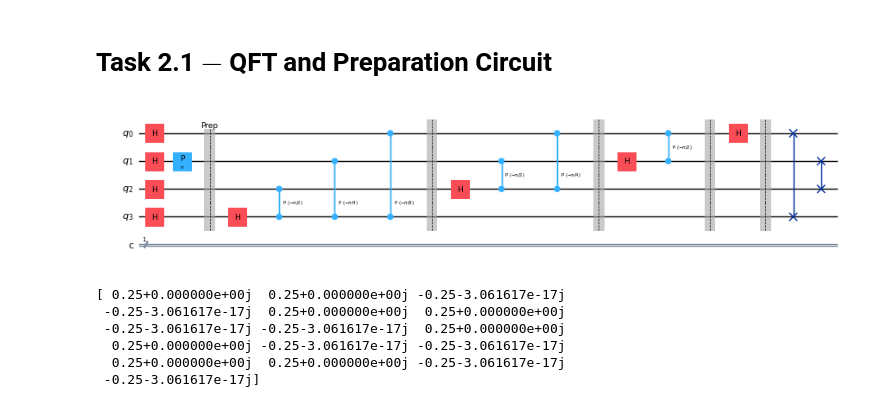
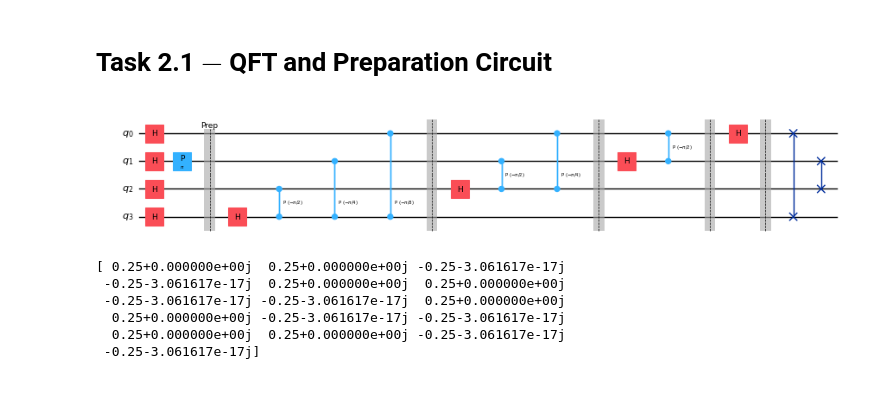
Before and after one commit to ScottMcHaffie/DD2367_Projects, a Jupyter notebook: DD2367_Assignment3.ipynb, the cells around one changed output. Drawn from its saved outputs; the diff is of its cells as text; code cells hidden in the pictures.

```diff
--- a/DD2367_Assignment3.ipynb
+++ b/DD2367_Assignment3.ipynb
@@ -116,40 +249,40 @@ custom_style = {
 # %%
 qc_id = QuantumCircuit(3, name="R")
 
-qc_qft = QuantumCircuit(4, 1, name="QFT")
+qc_qft = QuantumCircuit(4, name="QFT")
 
 # prep signal
 qc_qft.h([0, 1, 2, 3])
 qc_qft.p(np.pi, 1)
 qc_signal = qc_qft.copy()
 qc_qft.barrier([0,1,2,3], label="Prep")
 
 # QFT
 qc_qft.h(3)
 qc_qft.cp(-np.pi/2, 2, 3)
 qc_qft.cp(-np.pi/4, 1, 3)
 qc_qft.cp(-np.pi/8, 0, 3)
 qc_qft.barrier([0,1,2,3])
 
 qc_qft.h(2)
 qc_qft.cp(-np.pi/2, 1, 2)
 qc_qft.cp(-np.pi/4, 0, 2)
 qc_qft.barrier([0,1,2,3])
 
 qc_qft.h(1)
 qc_qft.cp(-np.pi/2, 0, 1)
 qc_qft.barrier([0,1,2,3])
 
 qc_qft.h(0)
 qc_qft.barrier([0,1,2,3])
 
 qc_qft.swap(0, 3)
 qc_qft.swap(1, 2)
 # qc_qft.barrier([0,1,2,3], label="QFT")
 
 qc_qft.draw(output="mpl", scale=0.5)
 # %% [output]
-[figure, old version]
+[figure, new version]
 # %%
 qc_signal.save_statevector()
 signal_sv = statevector_from_aer(qc_signal)
```
Also changed, not shown: parts of 26 cells of this notebook.
